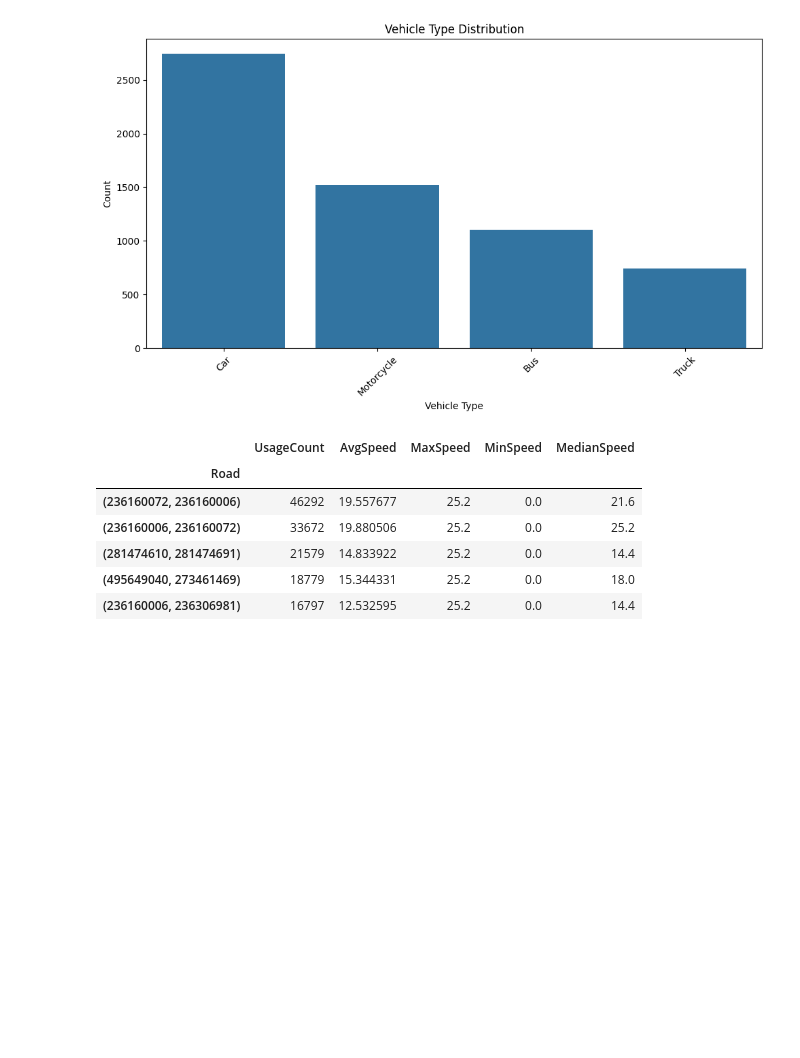
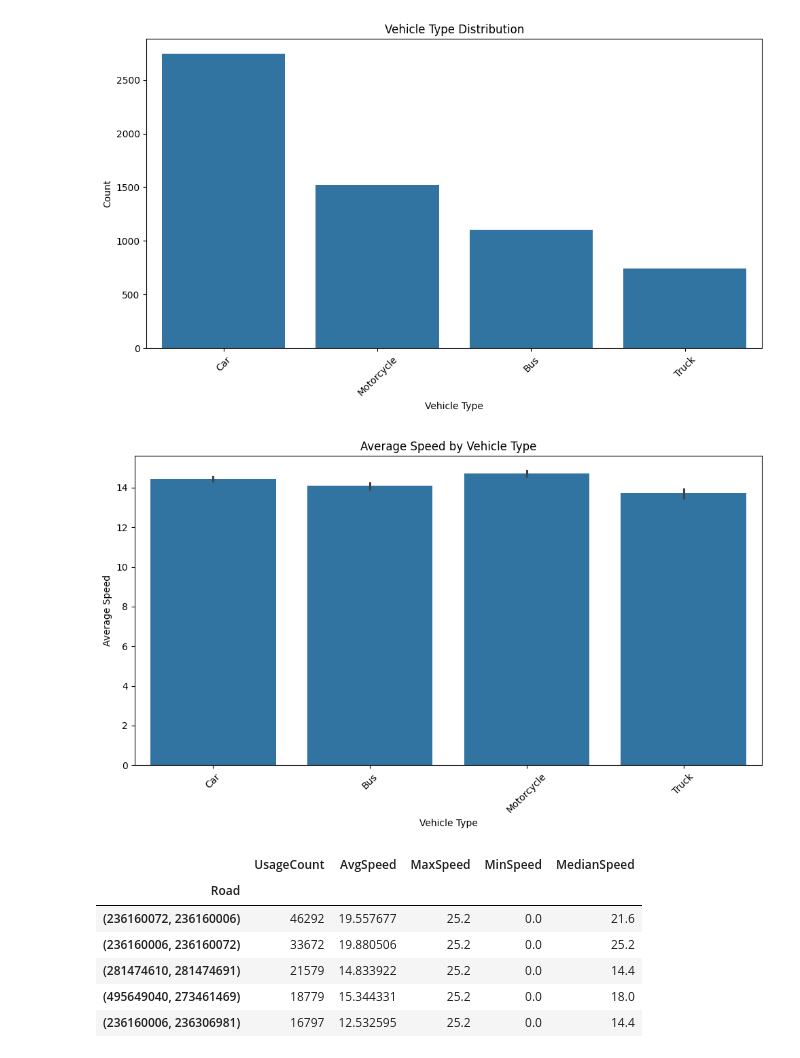
Before and after one commit to haarmeggido/agent-systems, a Jupyter notebook: src/ainter/data/data.ipynb, the cells around one changed output. Drawn from its saved outputs; the diff is of its cells as text; code cells hidden in the pictures; blank space fills up the shorter version.

```diff
--- a/src/ainter/data/data.ipynb
+++ b/src/ainter/data/data.ipynb
@@ -61,6 +61,17 @@ plt.xticks(rotation=45)
 plt.tight_layout()
 # %% [output]
 [figure]
+# %%
+#average speed by vehicle type
+plt.figure(figsize=(10, 6))
+sns.barplot(x="VehicleType", y="AvgSpeed", data=vehicle_summary_df)
+plt.title("Average Speed by Vehicle Type")
+plt.xlabel("Vehicle Type")
+plt.ylabel("Average Speed")
+plt.xticks(rotation=45)
+plt.tight_layout()
+# %% [output]
+[figure, added]
 # %%
 # Count how many times each road was used and collect speeds per road
 road_data = defaultdict(lambda: {"count": 0, "speeds": []})
```
